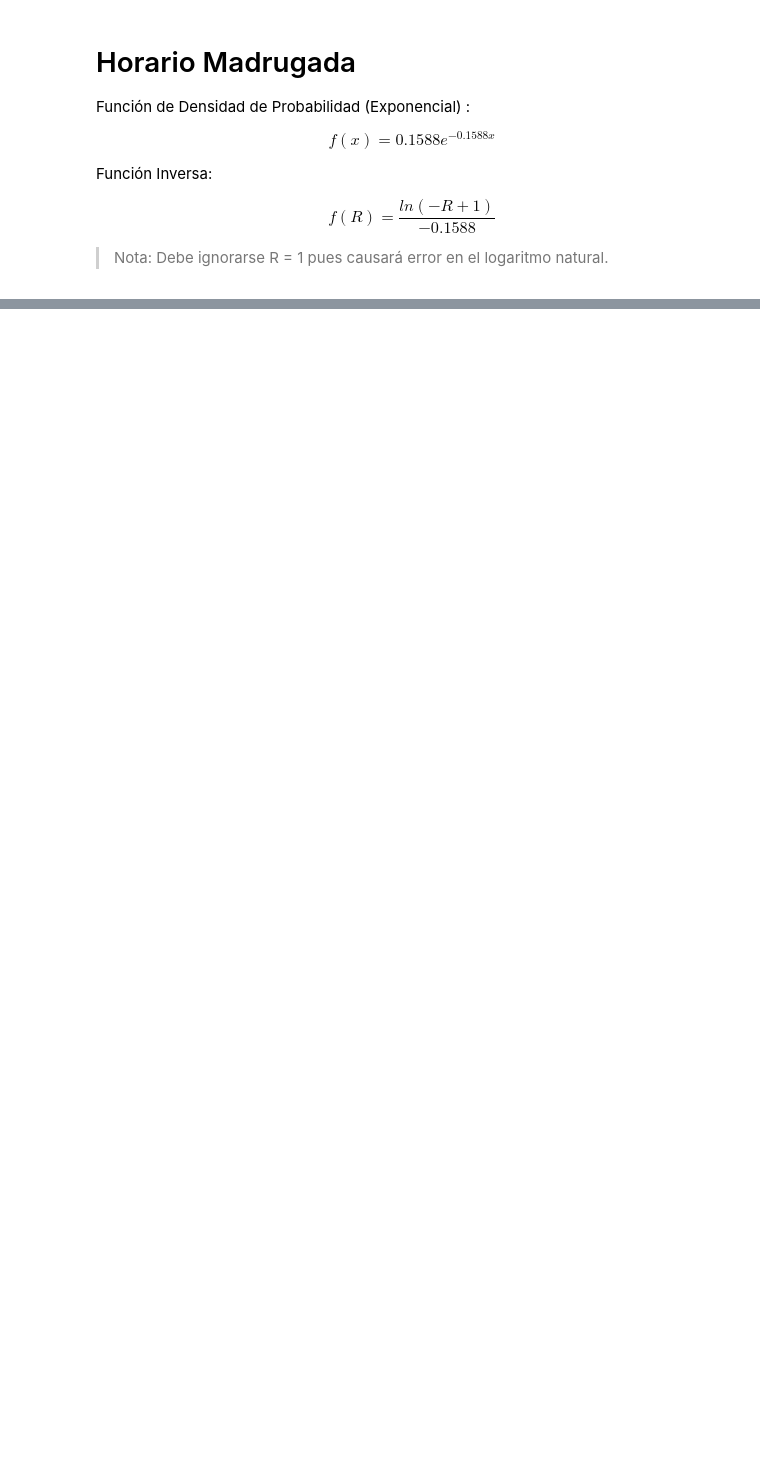
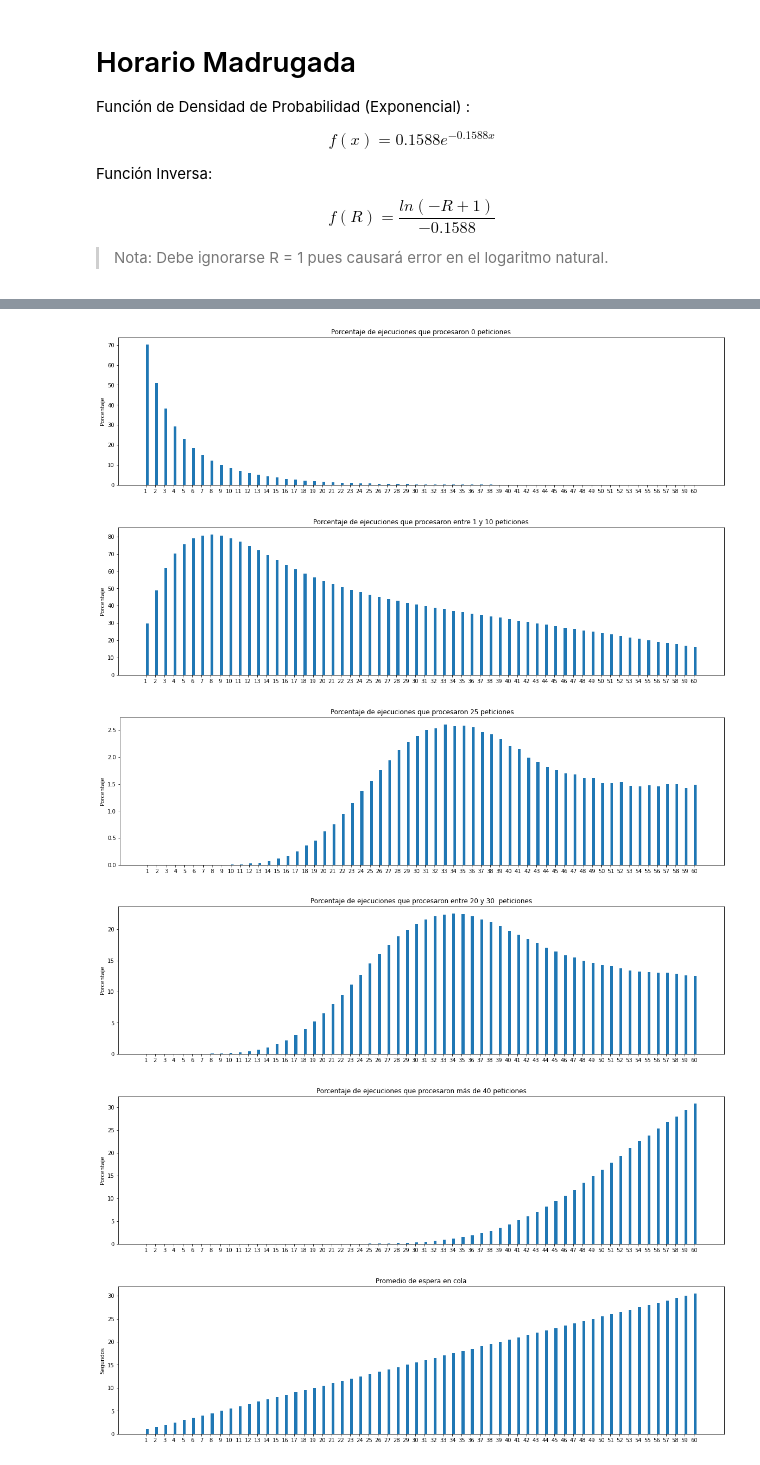
Before and after one commit to SwaXTech/Simulacion-EaE, a Jupyter notebook: tp6.ipynb, the cells around one changed output, grey strips where cells are left out. Drawn from its saved outputs; the diff is of its cells as text; code cells hidden in the pictures; blank space fills up the shorter version.

```diff
--- a/tp6.ipynb
+++ b/tp6.ipynb
@@ -11,6 +13,6 @@ import numpy as np
 # %%
 #@title Definición de funciones
-def graph(dictionary, name):
+def graph(dictionary, name, y_label= "Peticiones"):
   objects = dictionary.keys()
   y_pos = np.arange(len(objects))
   values = dictionary.values()
@@ -18,7 +20,7 @@ def graph(dictionary, name):
   plt.figure(figsize=(20, 5))
   plt.bar(y_pos, values, align='edge', width=0.3)
   plt.xticks(y_pos, objects)
-  plt.ylabel('Peticiones')
+  plt.ylabel(y_label)
   plt.title(name)
 
   plt.show()
@@ -293,0 +306,2 @@ for _ in range(10):
+# %%
+resultados = {}
@@ -293,0 +549,19 @@ for _ in range(10):
+# %%
+def graph_result(result, name, y_label= "Porcentaje"):
+  r = {intervalo:res[result] for (intervalo, res) in resultados.items()}
+  graph(r, name,y_label= y_label)
+# %%
+graph_result("PE0", "Porcentaje de ejecuciones que procesaron 0 peticiones")
+graph_result("PE10", "Porcentaje de ejecuciones que procesaron entre 1 y 10 peticiones")
+graph_result("PE25", "Porcentaje de ejecuciones que procesaron 25 peticiones")
+graph_result("PE20_30", "Porcentaje de ejecuciones que procesaron entre 20 y 30  peticiones")
+graph_result("PE40", "Porcentaje de ejecuciones que procesaron más de 40 peticiones")
+graph_result("PEC", "Promedio de espera en cola", "Segundos")
+graph_result("CED", "Cantidad de ejecuciones diarias", "")
+# %% [output]
+[figure, added]
+[figure, added]
+[figure, added]
+[figure, added]
+[figure, added]
+[figure, added]
```
Also changed, not shown: parts of 14 cells of this notebook.
